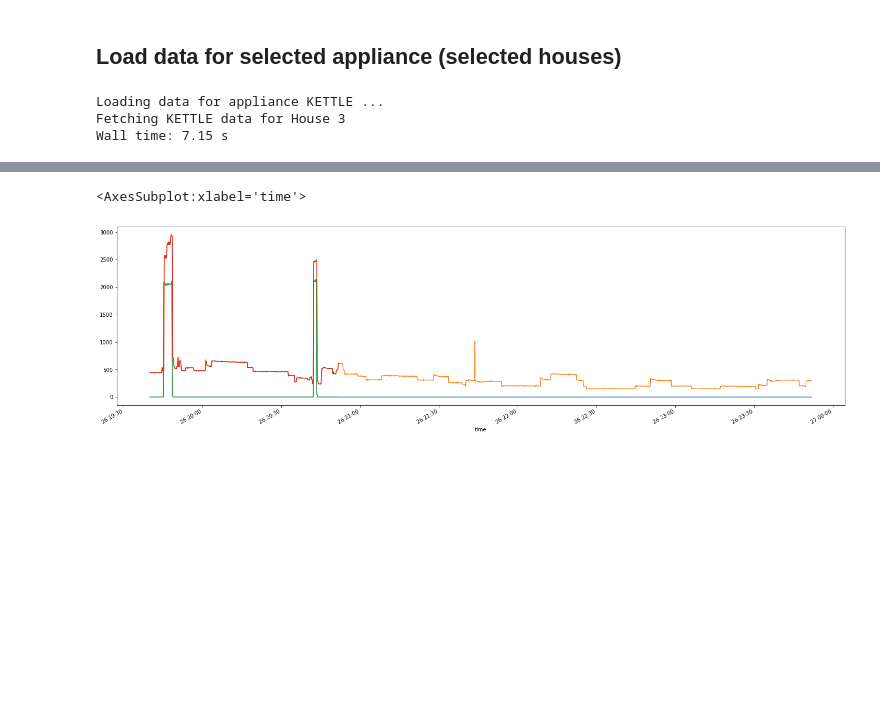
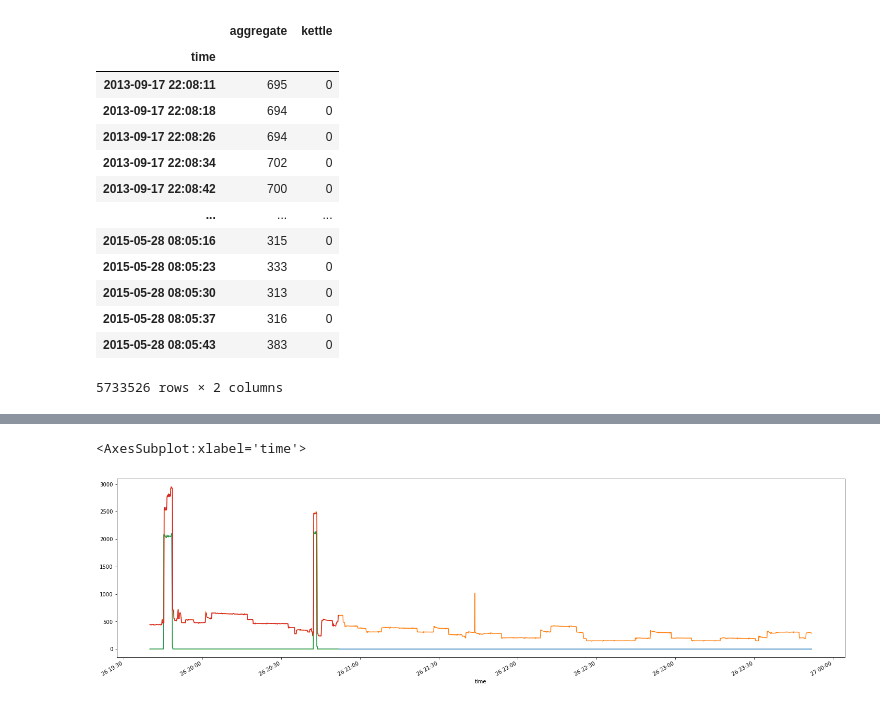
Before and after one commit to mahnoor-shahid/nilm_analyzer_tutorials, a Jupyter notebook: 01_getting_started.ipynb, the cells around one changed output, grey strips where cells are left out. Drawn from its saved outputs; the diff is of its cells as text; code cells hidden in the pictures; blank space fills up the shorter version.

```diff
--- a/01_getting_started.ipynb
+++ b/01_getting_started.ipynb
@@ -28,3 +80,3 @@ refit.get_appliance_names(house=7)
 # %%
 %%time
-# kettle = refit.get_appliance_data('Kettle')
+kettle = refit.get_appliance_data(appliance="Kettle", houses=[0,1,2,None,6])
@@ -31,11 +91,17 @@ refit.get_appliance_names(house=7)
 # %%
-# kettle.data[2]
+kettle.data[2]
+# %% [output]
+|  | aggregate | kettle |
+| time |  |  |
+| 2013-09-17 22:08:11 | 695 | 0 |
+| 2013-09-17 22:08:18 | 694 | 0 |
+| 2013-09-17 22:08:26 | 694 | 0 |
+| 2013-09-17 22:08:34 | 702 | 0 |
+| 2013-09-17 22:08:42 | 700 | 0 |
+| ... | ... | ... |
+| 2015-05-28 08:05:16 | 315 | 0 |
+| 2015-05-28 08:05:23 | 333 | 0 |
+| 2015-05-28 08:05:30 | 313 | 0 |
+| 2015-05-28 08:05:37 | 316 | 0 |
+| 2015-05-28 08:05:43 | 383 | 0 |
+5733526 rows × 2 columns
-# %% [markdown]
-## Load data for selected appliance (selected houses)
-# %%
-%%time
-kettle = refit.get_appliance_data('Kettle', house=[3])
-# %% [output]
-Loading data for appliance KETTLE ...
-Fetching KETTLE data for House 3
-Wall time: 7.15 s
```
Also changed, not shown: parts of 18 cells of this notebook, 4 other files.
